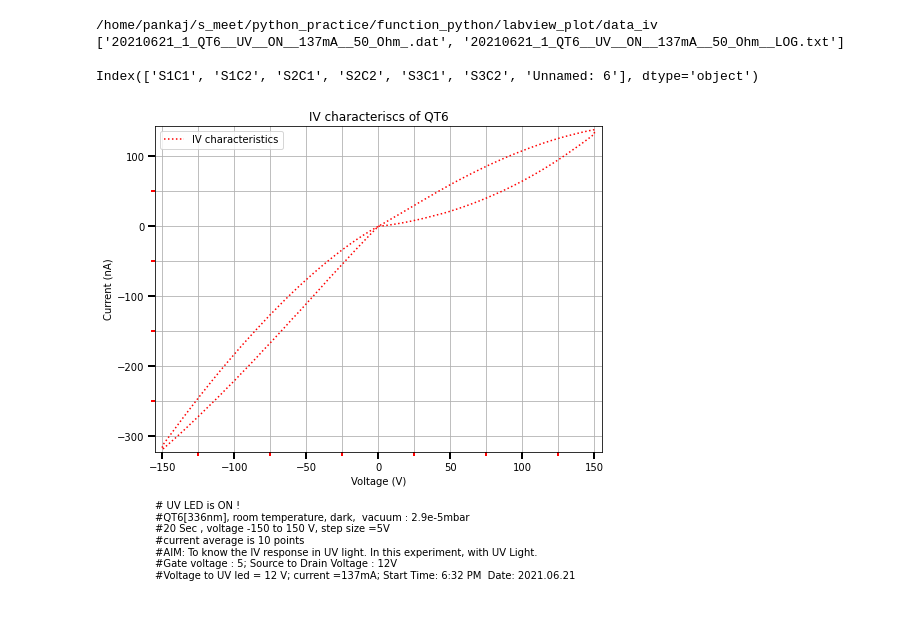
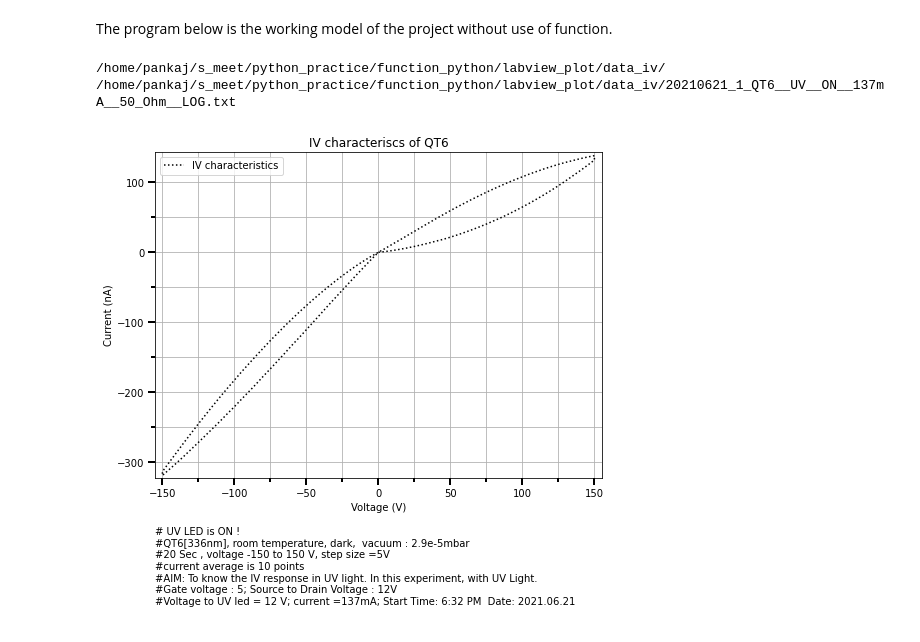
Before and after one commit to Pankwings/python_function_practice, a Jupyter notebook: labview_plot/IV_graph_plotter.ipynb, the cells around one changed output. Saved outputs shown, nothing was run; the diff lists cells and outputs as text; code cells hidden in the pictures.

Commit message:
add fnmatch for matching the data and information

```diff
--- a/labview_plot/IV_graph_plotter.ipynb
+++ b/labview_plot/IV_graph_plotter.ipynb
@@ -1,3 +5,5 @@
+# %% [markdown]
+The program below is the working model of the project without use of function.
 # %%
 import matplotlib.pyplot as plt
 import pandas as pd
@@ -5,34 +11,49 @@ import numpy as np
 from os import walk
 import os
 import math
+from matplotlib.ticker import AutoMinorLocator
+import fnmatch
 ##----------------------------------------------------
 ## Program to read data.
 dir_location = os.getcwd() # To get the current working directory.
 #dir_location = os.path.dirname(__file__) #Not working in Jupyter-notbook (website: urle.me/cY1)
-location = os.path.join(dir_location, 'data_iv') #joining the current working directory to a new folder "data_iv"
+
+location = os.path.join(dir_location, 'data_iv/') #joining the current working directory to a new folder "data_iv"
 print(location)
 for (dirpath, _, filenames) in walk(location):
-    print(filenames,'\n')
-    data = pd.read_table(r'/home/pankaj/s_meet/python_practice/function_python/labview_plot/data_iv/20210621_1_QT6__UV__ON__137mA__50_Ohm_.dat')
-    data = pd.DataFrame(data).drop([0])
-    data =data.astype(float)
+    for filename in filenames:
+        if fnmatch.fnmatch(filename,'2021*.dat'):
+            location_and_data = location + filename
+        if fnmatch.fnmatch(filename,'*.txt'):
+            location_and_information = location + filename
+            print(location_and_information)
 
-information_file = open(r'/home/pankaj/s_meet/python_practice/function_python/labview_plot/data_iv/20210621_1_QT6__UV__ON__137mA__50_Ohm__LOG.txt','r')
+data = pd.read_table(location_and_data)
+data = pd.DataFrame(data).drop([0])
+data =data.astype(float)
+
+information_file = open(location_and_information)
 lines = information_file.readlines()
-    #    print(pd.DataFrame(data))
+
+###---------------------------------------------------
+## Program to get the condition of the experiment from the LOG file.
+information = ''
+count = 0
+for line in lines:
+
+    if "#$" in line:
+        count +=1
+    if count % 2 != 0:
+        if "#$" in line :
+            continue
+        else:
+            information += line
+###----------------------------------------------------
+
+#    print(pd.DataFrame(data))
 ##-----------------------------------------------------
 
-print(data.columns) # To know the name of the columns
-#print(data.index)   # To know the number of rows
-#x = data[data.columns[0]][1:].astype(float).array
-#y = data[data.columns[1]][1:].astype(float).array
-#plot(x,y)
-#data[data.columns[0]][1:]
-#data.plot(x='S1C1',y='S1C2')
-
-# data.plot(x='S1C1', y='S1C2')
-# data.plot(x='S2C1', y='S2C2')
-# data.plot(x='S3C1', y='S3C2')
+#print(data.columns) # To know the name of the columns
 
 total_x_axis = (data['S1C1'].append(data['S2C1'])).append(data['S3C1'])
 total_y_axis = (data['S1C2'].append(data['S2C2'])).append(data['S3C2'])
@@ -40,50 +61,35 @@ current_unit = 1e-9 #Selecting the current unit.
 
 ###---------------------------------------
 ### For ploting
-# plt.figure(figsize=(8,6))
-
-
-
-# plt.title("IV characteriscs of QT6")
-# plt.plot(total_x_axis, total_y_axis/current_unit, label="IV characteristics")
-# plt.grid(True)
-# plt.xlabel('Voltage (V)')
-# plt.ylabel('Current (nA)')
-# plt.ylim(math.floor(min(data['S2C2'])/current_unit)-5,math.ceil(max(data['S2C2'])/current_unit)+5)
-# plt.xlim((min(data['S2C1'])-5),5+(max(data['S2C1'])))
-# plt.legend()
-# plt.show()
 left, width = 0.0, 0.0
 bottom, height = -0.15, 0.0
 
 fig, ax = plt.subplots(figsize=(8,6))
 
 ax.set_title("IV characteriscs of QT6")
-ax.plot(total_x_axis, total_y_axis/current_unit, 'r:',label="IV characteristics",)
+ax.plot(total_x_axis, total_y_axis/current_unit, 'k:',label="IV characteristics",)
 ax.grid(which='both')
 #ax.set_xlabel('Voltage (V)\n\n'+information)
 ax.set_xlabel('Voltage (V)')
 ax.set_ylabel('Current (nA)')
 #ax.text(left,bottom,information)
 
 ax.text(left, bottom, information, horizontalalignment='left', verticalalignment='top', transform=ax.transAxes)
 
 ax.set_ylim(math.floor(min(data['S2C2'])/current_unit)-5,math.ceil(max(data['S2C2'])/current_unit)+5)
 ax.set_xlim((min(data['S2C1'])-5),5+(max(data['S2C1'])))
 ax.legend()
 
 ax.xaxis.set_minor_locator(AutoMinorLocator(2))
 ax.yaxis.set_minor_locator(AutoMinorLocator(2))
 
 ax.tick_params(which='both', width=2)
 ax.tick_params(which='major', length=7)
-ax.tick_params(which='minor', length=4, color='r')
+ax.tick_params(which='minor', length=4, color='k')
 
 plt.show()
 ###---------------------------------------
 # %% [output]
-/home/pankaj/s_meet/python_practice/function_python/labview_plot/data_iv
-['20210621_1_QT6__UV__ON__137mA__50_Ohm_.dat', '20210621_1_QT6__UV__ON__137mA__50_Ohm__LOG.txt']
-
-Index(['S1C1', 'S1C2', 'S2C1', 'S2C2', 'S3C1', 'S3C2', 'Unnamed: 6'], dtype='object')
+/home/pankaj/s_meet/python_practice/function_python/labview_plot/data_iv/
+/home/pankaj/s_meet/python_practice/function_python/labview_plot/data_iv/20210621_1_QT6__UV__ON__137mA__50_Ohm__LOG.txt
-[figure, old version]
+[figure, new version]
```
Also changed, not shown: parts of 8 cells of this notebook, 1 other file.
